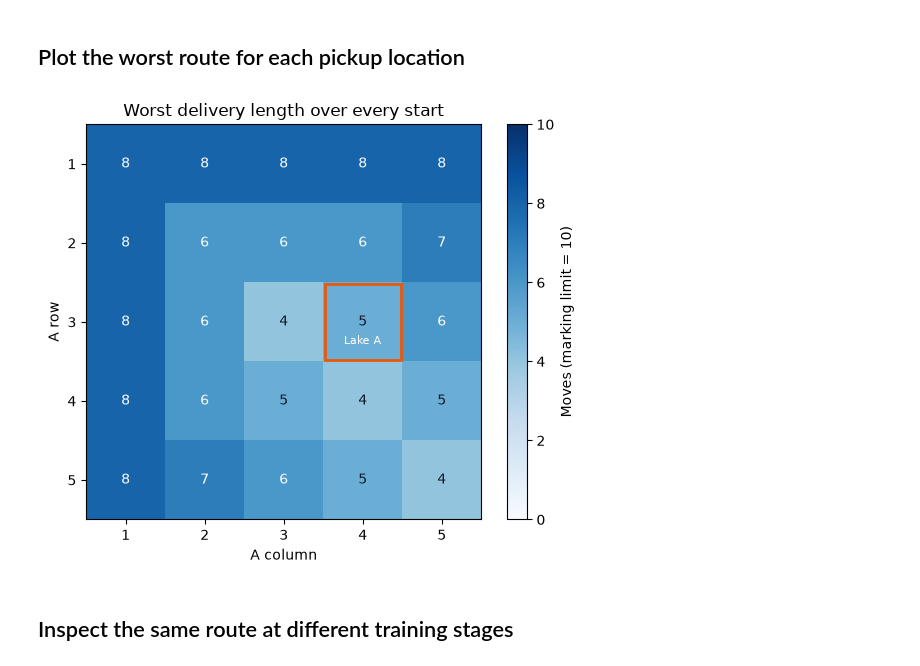
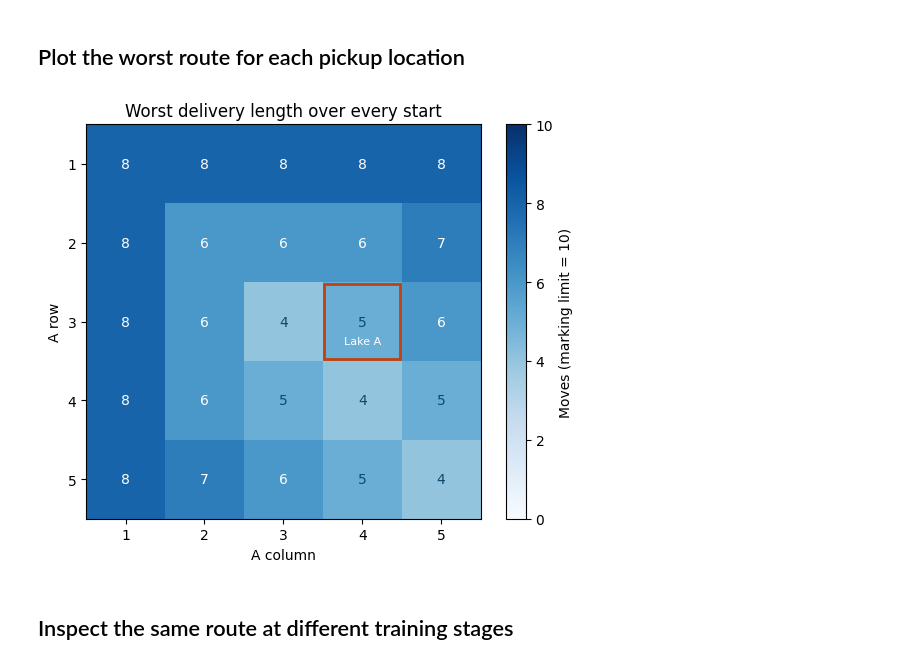
Before and after one commit to AsifShawon/tasks, a Jupyter notebook: Q-Learning/part-1/q_learning_part_1.ipynb, the cells around one changed output. Cells and saved outputs as stored; diff of their text form; code cells hidden in the pictures.

```diff
--- a/Q-Learning/part-1/q_learning_part_1.ipynb
+++ b/Q-Learning/part-1/q_learning_part_1.ipynb
@@ -682,16 +1434,18 @@ PASS: no avoidable lake entries across the complete scenario set.
 
 Each row below groups all 25 starts for one A. This directly checks the requirement that success is independent of A's location within this fixed task. Displayed coordinates are one-based. No Q updates occur here.
 # %%
-print('A (row,col)   passed / starts   worst moves   lake entries / required')
+print("A (row,col)   passed / starts   worst moves   lake entries / required")
 for ar in range(N):
     for ac in range(N):
-        group = [row for row in final_records if row['pickup'] == (ar, ac)]
-        passed = sum(row['success'] and row['steps'] <= 10 for row in group)
-        worst = max(row['steps'] for row in group if row['success'])
-        entries = sum(row['lake_entries'] for row in group)
-        required = sum(row['required_lake_entries'] for row in group)
-        print(f'{str((ar+1, ac+1)):12s} {passed:2d} / {len(group):2d}             '
-              f'{worst:2d}             {entries:2d} / {required:2d}')
+        group = [row for row in final_records if row.pickup == (ar, ac)]
+        passed = sum(map(is_passed, group))
+        worst = max(row.steps for row in group if row.success)
+        entries = sum(row.lake_entries for row in group)
+        required = sum(row.required_lake_entries for row in group)
+        print(
+            f"{str((ar + 1, ac + 1)):12s} {passed:2d} / {len(group):2d}"
+            f"             {worst:2d}             {entries:2d} / {required:2d}"
+        )
         if N == 5:
             assert passed == N * N
         assert entries == required
@@ -799,26 +1625,41 @@ plt.show()
 # %%
 worst_by_A = np.zeros((N, N), dtype=int)
 for row in final_records:
-    ar, ac = row['pickup']
-    worst_by_A[ar, ac] = max(worst_by_A[ar, ac], row['steps'])
+    ar, ac = row.pickup
+    worst_by_A[ar, ac] = max(worst_by_A[ar, ac], row.steps)
 
 fig, ax = plt.subplots(figsize=(5.8, 4.8))
-picture = ax.imshow(worst_by_A, cmap='Blues', vmin=0, vmax=10)
+picture = ax.imshow(worst_by_A, cmap="Blues", vmin=0, vmax=ASSESSMENT_LIMIT)
 for ar in range(N):
     for ac in range(N):
-        ax.text(ac, ar, str(worst_by_A[ar, ac]), ha='center', va='center',
-                color='white' if worst_by_A[ar, ac] >= 6 else '#0f172a')
+        text_color = "white" if worst_by_A[ar, ac] >= 6 else COLOR_TEXT
+        ax.text(
+            ac, ar, str(worst_by_A[ar, ac]),
+            ha="center", va="center", color=text_color,
+        )
 ax.set_xticks(range(N), labels=range(1, N + 1))
 ax.set_yticks(range(N), labels=range(1, N + 1))
-ax.set(xlabel='A column', ylabel='A row', title='Worst delivery length over every start')
+ax.set(
+    xlabel="A column",
+    ylabel="A row",
+    title="Worst delivery length over every start",
+)
 if LAKE is not None:
-    ax.add_patch(plt.Rectangle((LAKE[1] - 0.48, LAKE[0] - 0.48), 0.96, 0.96, fill=False, edgecolor='#ea580c', linewidth=2))
-    ax.text(LAKE[1], LAKE[0] + 0.28, 'Lake A', ha='center', fontsize=8, color='white')
-fig.colorbar(picture, ax=ax, label='Moves (marking limit = 10)')
+    ax.add_patch(
+        plt.Rectangle(
+            (LAKE[1] - 0.48, LAKE[0] - 0.48), 0.96, 0.96,
+            fill=False, edgecolor=COLOR_BEFORE_PICKUP, linewidth=2,
+        )
+    )
+    ax.text(
+        LAKE[1], LAKE[0] + 0.28, "Lake A",
+        ha="center", fontsize=8, color="white",
+    )
+fig.colorbar(picture, ax=ax, label="Moves (marking limit = 10)")
 fig.tight_layout()
 plt.show()
 # %% [output]
-[figure, old version]
+[figure, new version]
 # %% [markdown]
 ## Inspect the same route at different training stages
 # %%
```
Also changed, not shown: parts of 21 cells of this notebook.
